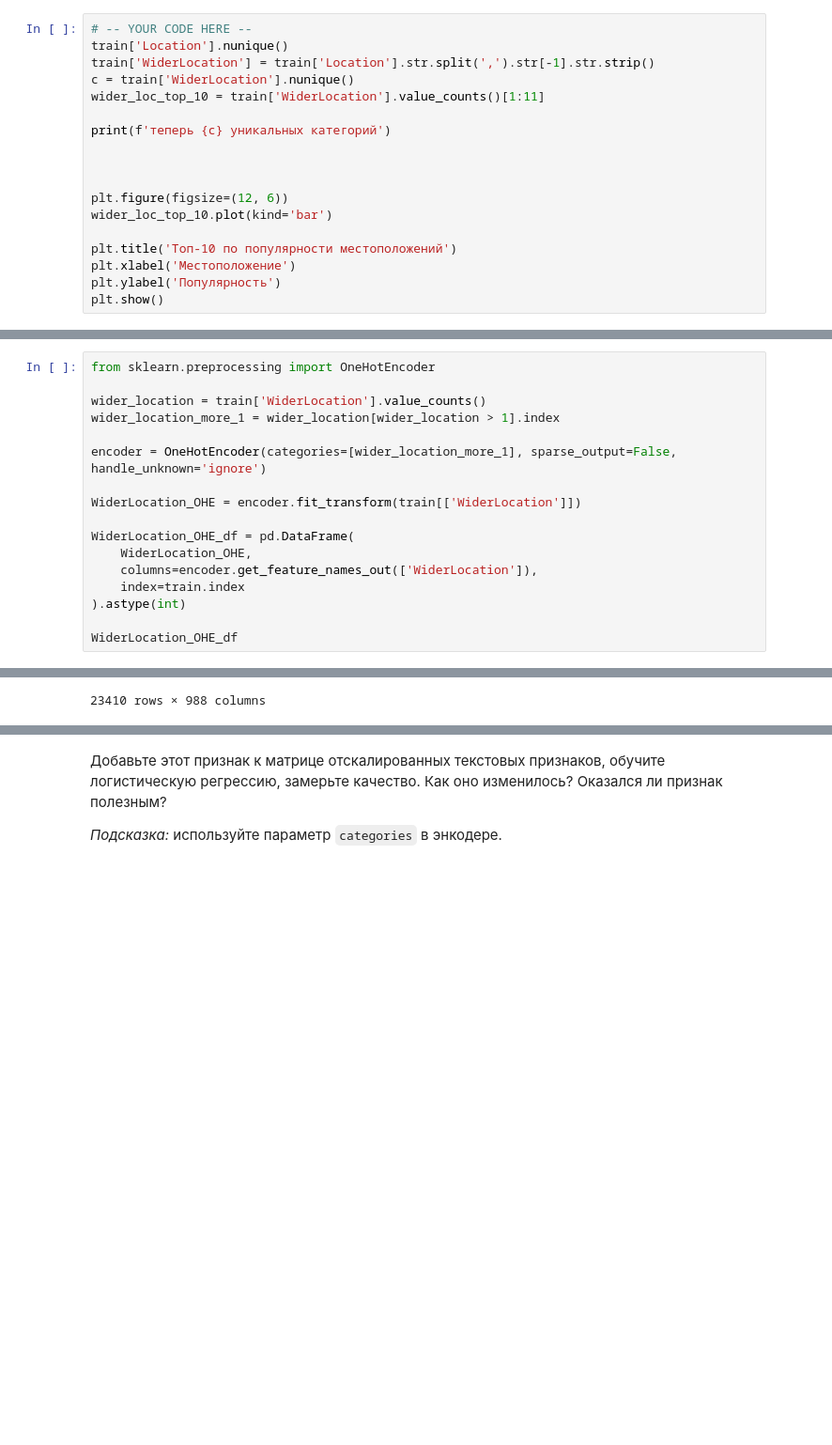
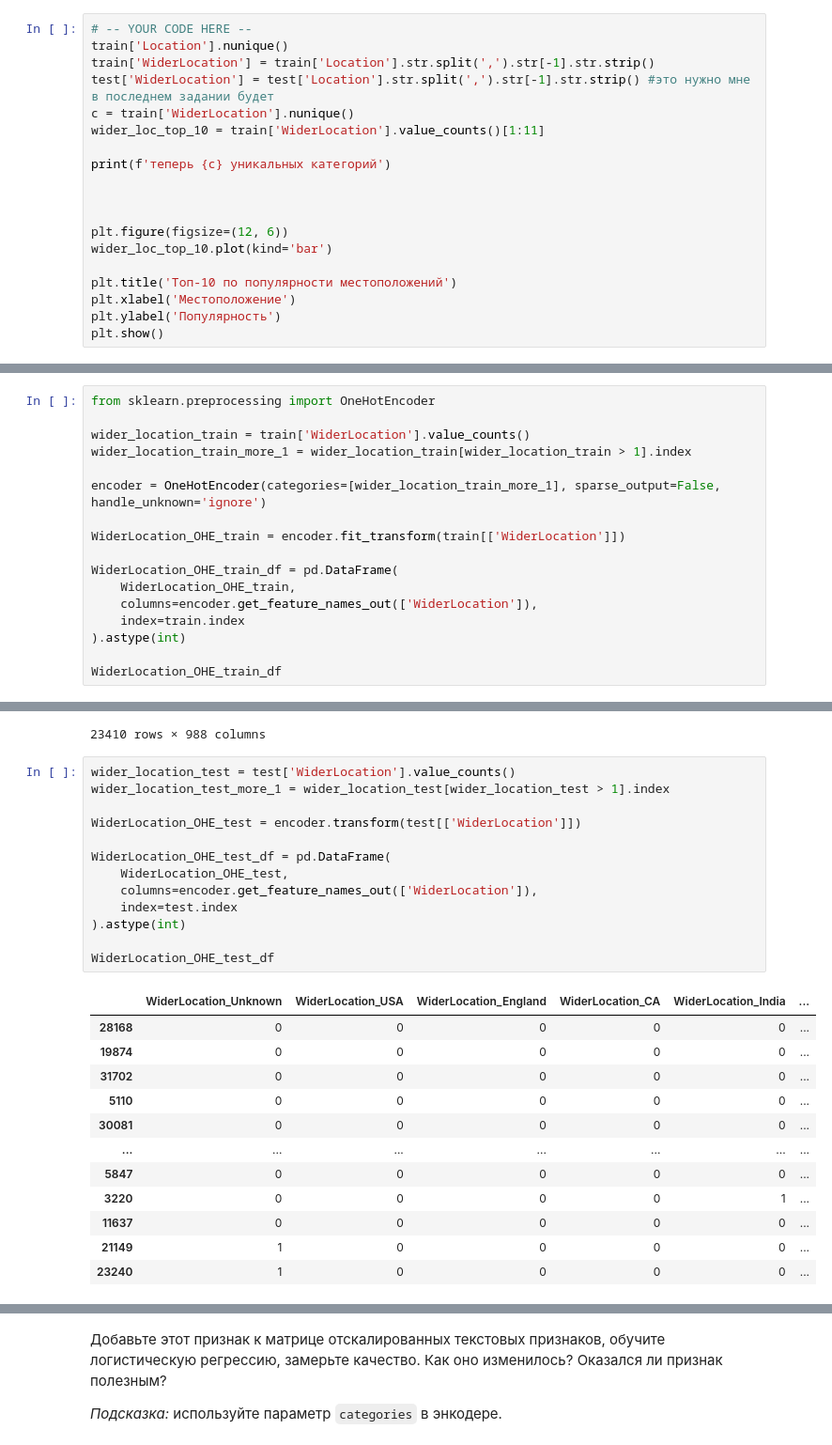
Before and after one commit to stass9966/programming-technologies, a Jupyter notebook: 2025/homeworks/hw06_texts/hw06_texts.ipynb, the cells around one changed output, grey strips where cells are left out. Shown at 94% size. Cells and saved outputs as stored; diff of their text form; blank space fills up the shorter version.

```diff
--- a/2025/homeworks/hw06_texts/hw06_texts.ipynb
+++ b/2025/homeworks/hw06_texts/hw06_texts.ipynb
@@ -817,6 +817,7 @@ plt.show()
 # -- YOUR CODE HERE --
 train['Location'].nunique()
 train['WiderLocation'] = train['Location'].str.split(',').str[-1].str.strip()
+test['WiderLocation'] = test['Location'].str.split(',').str[-1].str.strip() #это нужно мне в последнем задании будет
 c = train['WiderLocation'].nunique()
 wider_loc_top_10 = train['WiderLocation'].value_counts()[1:11]
 
@@ -839,20 +840,20 @@ plt.show()
 # %%
 from sklearn.preprocessing import OneHotEncoder
 
-wider_location = train['WiderLocation'].value_counts()
-wider_location_more_1 = wider_location[wider_location > 1].index
+wider_location_train = train['WiderLocation'].value_counts()
+wider_location_train_more_1 = wider_location_train[wider_location_train > 1].index
 
-encoder = OneHotEncoder(categories=[wider_location_more_1], sparse_output=False, handle_unknown='ignore')
+encoder = OneHotEncoder(categories=[wider_location_train_more_1], sparse_output=False, handle_unknown='ignore')
 
-WiderLocation_OHE = encoder.fit_transform(train[['WiderLocation']])
+WiderLocation_OHE_train = encoder.fit_transform(train[['WiderLocation']])
 
-WiderLocation_OHE_df = pd.DataFrame(
-    WiderLocation_OHE,
+WiderLocation_OHE_train_df = pd.DataFrame(
+    WiderLocation_OHE_train,
     columns=encoder.get_feature_names_out(['WiderLocation']),
     index=train.index
 ).astype(int)
 
-WiderLocation_OHE_df
+WiderLocation_OHE_train_df
 # %% [output]
 |  | WiderLocation_Unknown | WiderLocation_USA | WiderLocation_England | WiderLocation_CA | WiderLocation_India | ... |
 | 25621 | 1 | 0 | 0 | 0 | 0 | ... |
@@ -867,3 +868,29 @@ WiderLocation_OHE_df
 | 21243 | 1 | 0 | 0 | 0 | 0 | ... |
 | 2732 | 1 | 0 | 0 | 0 | 0 | ... |
 23410 rows × 988 columns
+# %%
+wider_location_test = test['WiderLocation'].value_counts()
+wider_location_test_more_1 = wider_location_test[wider_location_test > 1].index
+
+WiderLocation_OHE_test = encoder.transform(test[['WiderLocation']])
+
+WiderLocation_OHE_test_df = pd.DataFrame(
+    WiderLocation_OHE_test,
+    columns=encoder.get_feature_names_out(['WiderLocation']),
+    index=test.index
+).astype(int)
+
+WiderLocation_OHE_test_df
+# %% [output]
+|  | WiderLocation_Unknown | WiderLocation_USA | WiderLocation_England | WiderLocation_CA | WiderLocation_India | ... |
+| 28168 | 0 | 0 | 0 | 0 | 0 | ... |
+| 19874 | 0 | 0 | 0 | 0 | 0 | ... |
+| 31702 | 0 | 0 | 0 | 0 | 0 | ... |
+| 5110 | 0 | 0 | 0 | 0 | 0 | ... |
+| 30081 | 0 | 0 | 0 | 0 | 0 | ... |
+| ... | ... | ... | ... | ... | ... | ... |
+| 5847 | 0 | 0 | 0 | 0 | 0 | ... |
+| 3220 | 0 | 0 | 0 | 0 | 1 | ... |
+| 11637 | 0 | 0 | 0 | 0 | 0 | ... |
+| 21149 | 1 | 0 | 0 | 0 | 0 | ... |
+| 23240 | 1 | 0 | 0 | 0 | 0 | ... |
```
Also changed, not shown: parts of 7 cells of this notebook.
